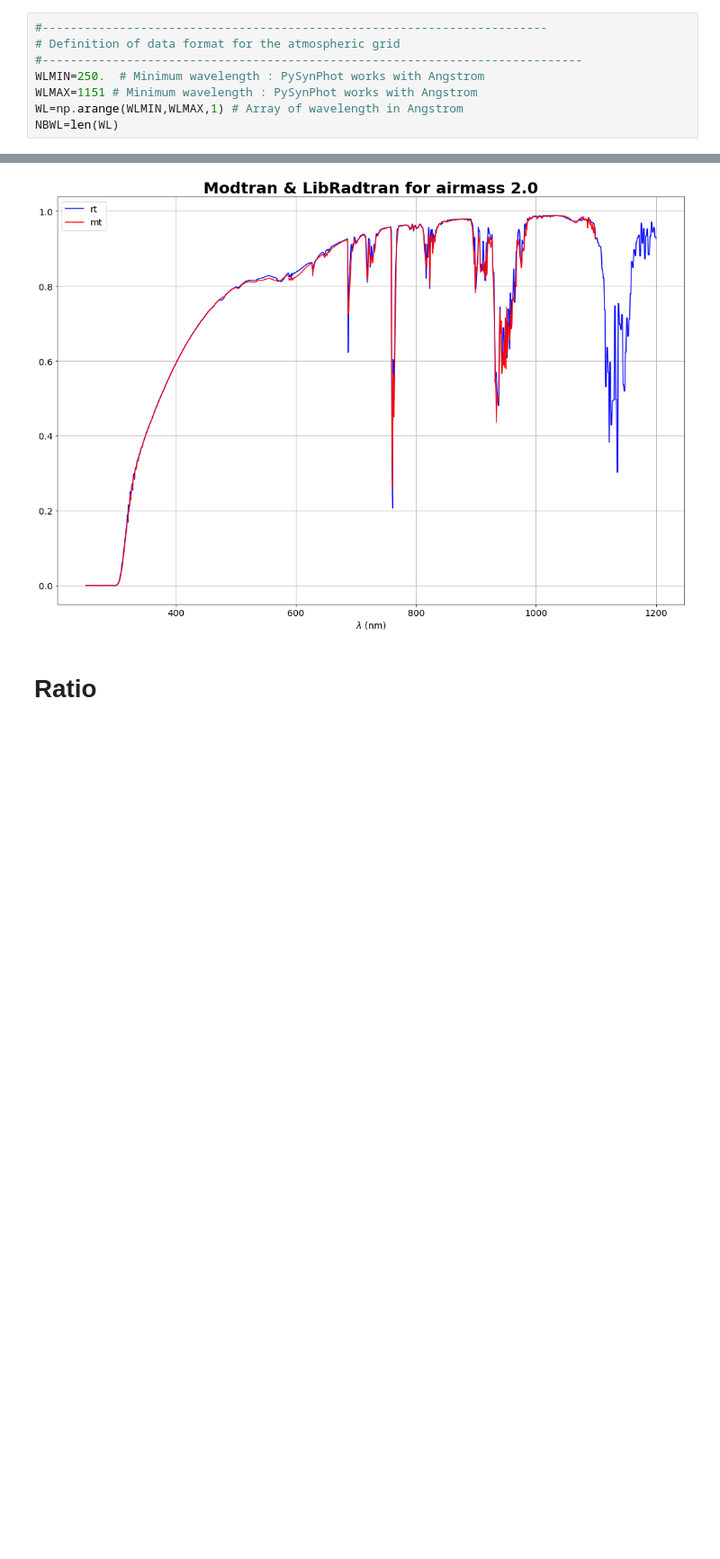
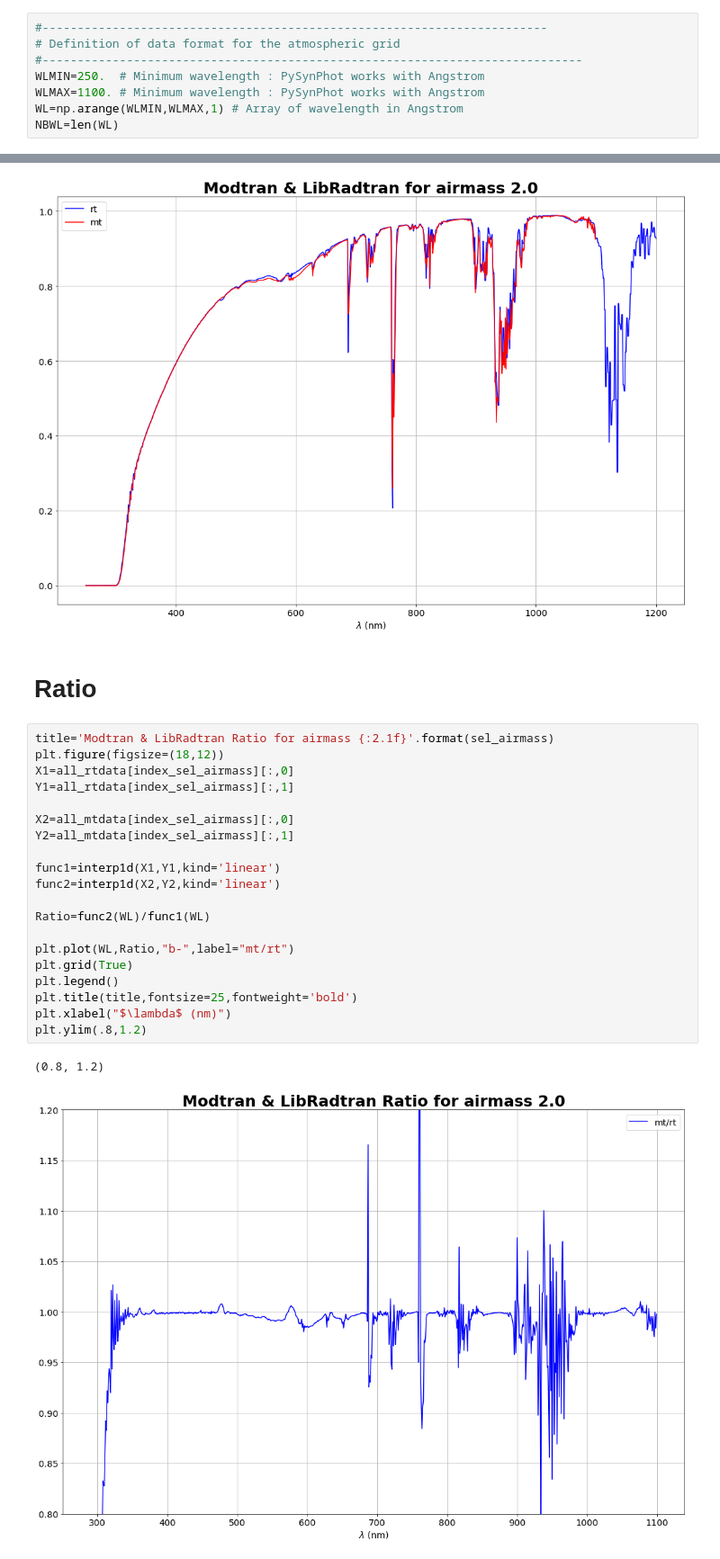
Before and after one commit to LSSTDESC/ModtranLibRadTranComp, a Jupyter notebook: CompareMTRTAtmosphericTransmissions.ipynb, the cells around one changed output, grey strips where cells are left out. Shown at 90% size. Saved outputs shown, nothing was run; the diff lists cells and outputs as text; blank space fills up the shorter version.

```diff
--- a/CompareMTRTAtmosphericTransmissions.ipynb
+++ b/CompareMTRTAtmosphericTransmissions.ipynb
@@ -48,7 +48,7 @@ import libsimulateTranspLSSTScattAbsAer3 as rt
 # Definition of data format for the atmospheric grid
 #-----------------------------------------------------------------------------
 WLMIN=250.  # Minimum wavelength : PySynPhot works with Angstrom
-WLMAX=1151 # Minimum wavelength : PySynPhot works with Angstrom
+WLMAX=1100. # Minimum wavelength : PySynPhot works with Angstrom
 WL=np.arange(WLMIN,WLMAX,1) # Array of wavelength in Angstrom
 NBWL=len(WL)
 # %% [markdown]
@@ -186,3 +186,26 @@ plt.xlabel("$\lambda$ (nm)")
 [figure]
 # %% [markdown]
 # Ratio
+# %%
+title='Modtran & LibRadtran Ratio for airmass {:2.1f}'.format(sel_airmass)
+plt.figure(figsize=(18,12))
+X1=all_rtdata[index_sel_airmass][:,0]
+Y1=all_rtdata[index_sel_airmass][:,1]
+
+X2=all_mtdata[index_sel_airmass][:,0]
+Y2=all_mtdata[index_sel_airmass][:,1]
+
+func1=interp1d(X1,Y1,kind='linear')
+func2=interp1d(X2,Y2,kind='linear')
+
+Ratio=func2(WL)/func1(WL)
+
+plt.plot(WL,Ratio,"b-",label="mt/rt")
+plt.grid(True)
+plt.legend()
+plt.title(title,fontsize=25,fontweight='bold')
+plt.xlabel("$\lambda$ (nm)")
+plt.ylim(.8,1.2)
+# %% [output]
+(0.8, 1.2)
+[figure, added]
```
Also changed, not shown: parts of 4 cells of this notebook.
